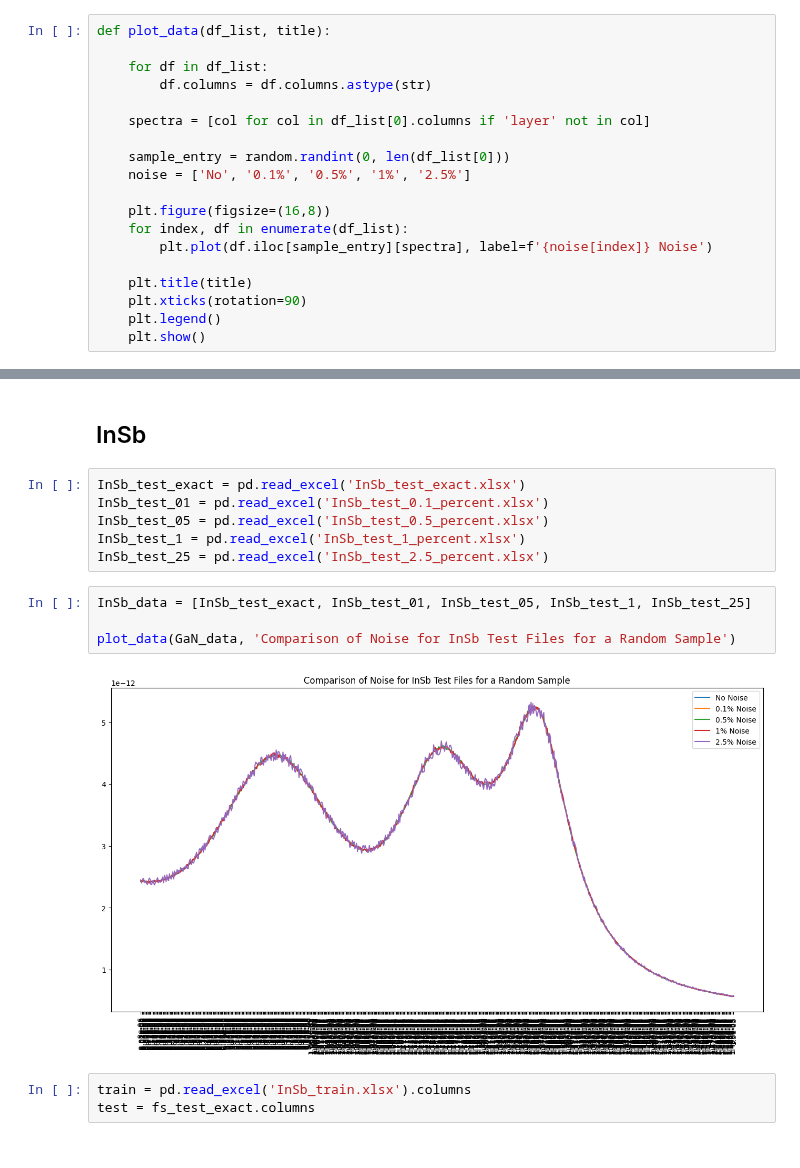
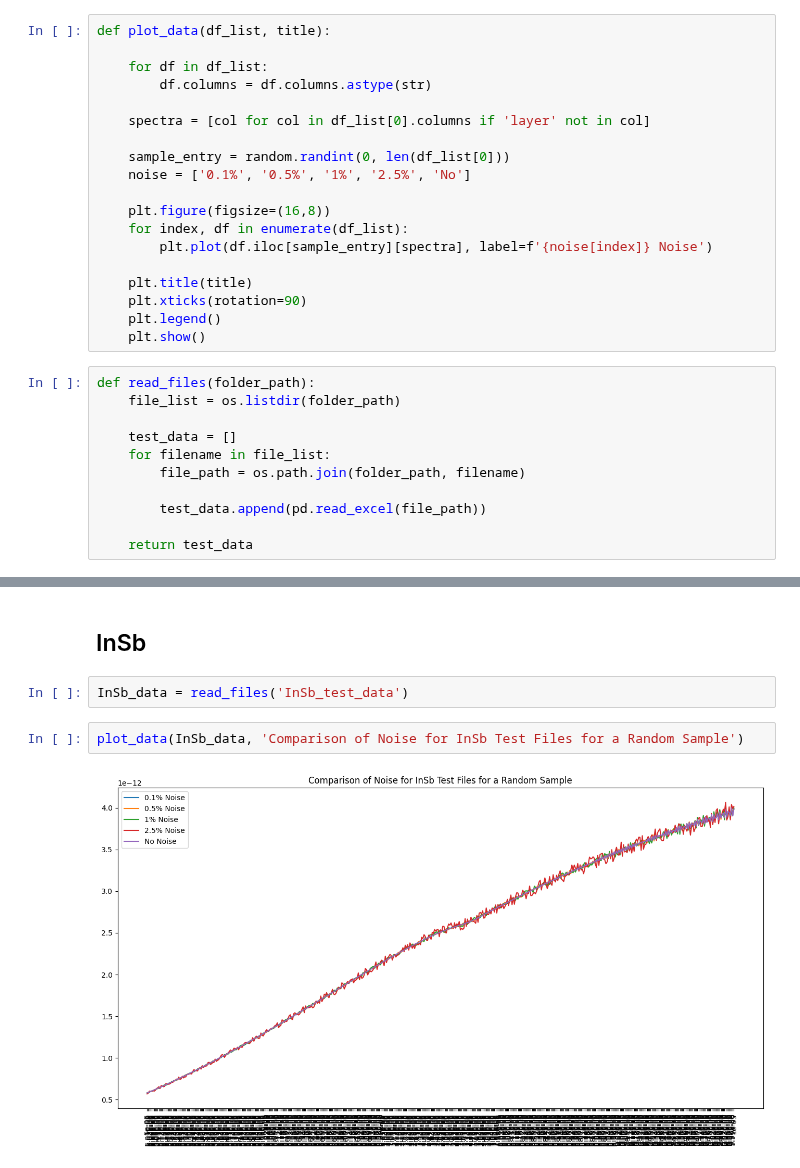
Before and after one commit to iAmBrig12/REU_AI_Thermography, a Jupyter notebook: data_visualization.ipynb, the cells around one changed output, grey strips where cells are left out. Cells and saved outputs as stored; diff of their text form.

```diff
--- a/data_visualization.ipynb
+++ b/data_visualization.ipynb
@@ -14,7 +15,7 @@ def plot_data(df_list, title):
     spectra = [col for col in df_list[0].columns if 'layer' not in col]
 
     sample_entry = random.randint(0, len(df_list[0]))
-    noise = ['No', '0.1%', '0.5%', '1%', '2.5%']
+    noise = ['0.1%', '0.5%', '1%', '2.5%', 'No']
 
     plt.figure(figsize=(16,8))
     for index, df in enumerate(df_list):
@@ -24,5 +25,16 @@ def plot_data(df_list, title):
     plt.xticks(rotation=90)
     plt.legend()
     plt.show()
+# %%
+def read_files(folder_path):
+    file_list = os.listdir(folder_path)
+
+    test_data = []
+    for filename in file_list:
+        file_path = os.path.join(folder_path, filename)
+
+        test_data.append(pd.read_excel(file_path))
+
+    return test_data
 # %% [markdown]
 ## Fused Silica
@@ -55,17 +55,8 @@ plot_data(GaN_data, 'Comparison of Noise for GaN Test Files for a Random Sample'
 # %% [markdown]
 ## InSb
-# %%
-InSb_test_exact = pd.read_excel('InSb_test_exact.xlsx')
-InSb_test_01 = pd.read_excel('InSb_test_0.1_percent.xlsx')
-InSb_test_05 = pd.read_excel('InSb_test_0.5_percent.xlsx')
-InSb_test_1 = pd.read_excel('InSb_test_1_percent.xlsx')
-InSb_test_25 = pd.read_excel('InSb_test_2.5_percent.xlsx')
+# %%
+InSb_data = read_files('InSb_test_data')
 # %%
-InSb_data = [InSb_test_exact, InSb_test_01, InSb_test_05, InSb_test_1, InSb_test_25]
-
-plot_data(GaN_data, 'Comparison of Noise for InSb Test Files for a Random Sample')
+plot_data(InSb_data, 'Comparison of Noise for InSb Test Files for a Random Sample')
 # %% [output]
-[figure, old version]
+[figure, new version]
-# %%
-train = pd.read_excel('InSb_train.xlsx').columns
-test = fs_test_exact.columns
```
Also changed, not shown: parts of 10 cells of this notebook, 38 other files.
